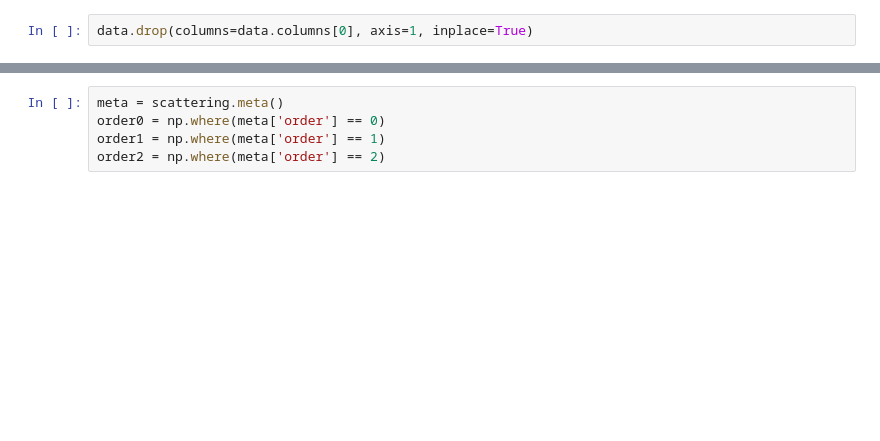
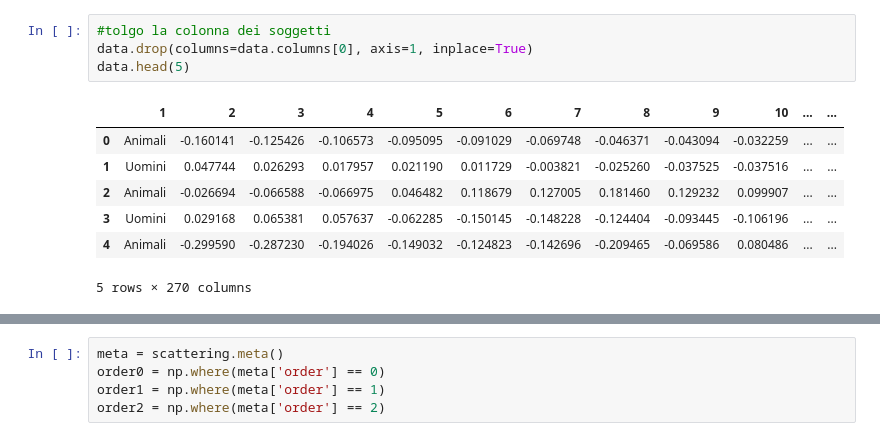
Before and after one commit to Diego41ITA/EEG-analysis, a Jupyter notebook: Read ERP_prova_wavelet.ipynb, the cells around one changed output, grey strips where cells are left out. Saved outputs shown, nothing was run; the diff lists cells and outputs as text; blank space fills up the shorter version.

```diff
--- a/Read ERP_prova_wavelet.ipynb
+++ b/Read ERP_prova_wavelet.ipynb
@@ -32,2 +35,12 @@ data.head(35)
 # %%
+#tolgo la colonna dei soggetti
 data.drop(columns=data.columns[0], axis=1, inplace=True)
+data.head(5)
+# %% [output]
+|  | 1 | 2 | 3 | 4 | 5 | 6 | 7 | 8 | 9 | 10 | ... | ... |
+| 0 | Animali | -0.160141 | -0.125426 | -0.106573 | -0.095095 | -0.091029 | -0.069748 | -0.046371 | -0.043094 | -0.032259 | ... | ... |
+| 1 | Uomini | 0.047744 | 0.026293 | 0.017957 | 0.021190 | 0.011729 | -0.003821 | -0.025260 | -0.037525 | -0.037516 | ... | ... |
+| 2 | Animali | -0.026694 | -0.066588 | -0.066975 | 0.046482 | 0.118679 | 0.127005 | 0.181460 | 0.129232 | 0.099907 | ... | ... |
+| 3 | Uomini | 0.029168 | 0.065381 | 0.057637 | -0.062285 | -0.150145 | -0.148228 | -0.124404 | -0.093445 | -0.106196 | ... | ... |
+| 4 | Animali | -0.299590 | -0.287230 | -0.194026 | -0.149032 | -0.124823 | -0.142696 | -0.209465 | -0.069586 | 0.080486 | ... | ... |
+5 rows × 270 columns
```
Also changed, not shown: parts of 28 cells of this notebook, 7 other files.
